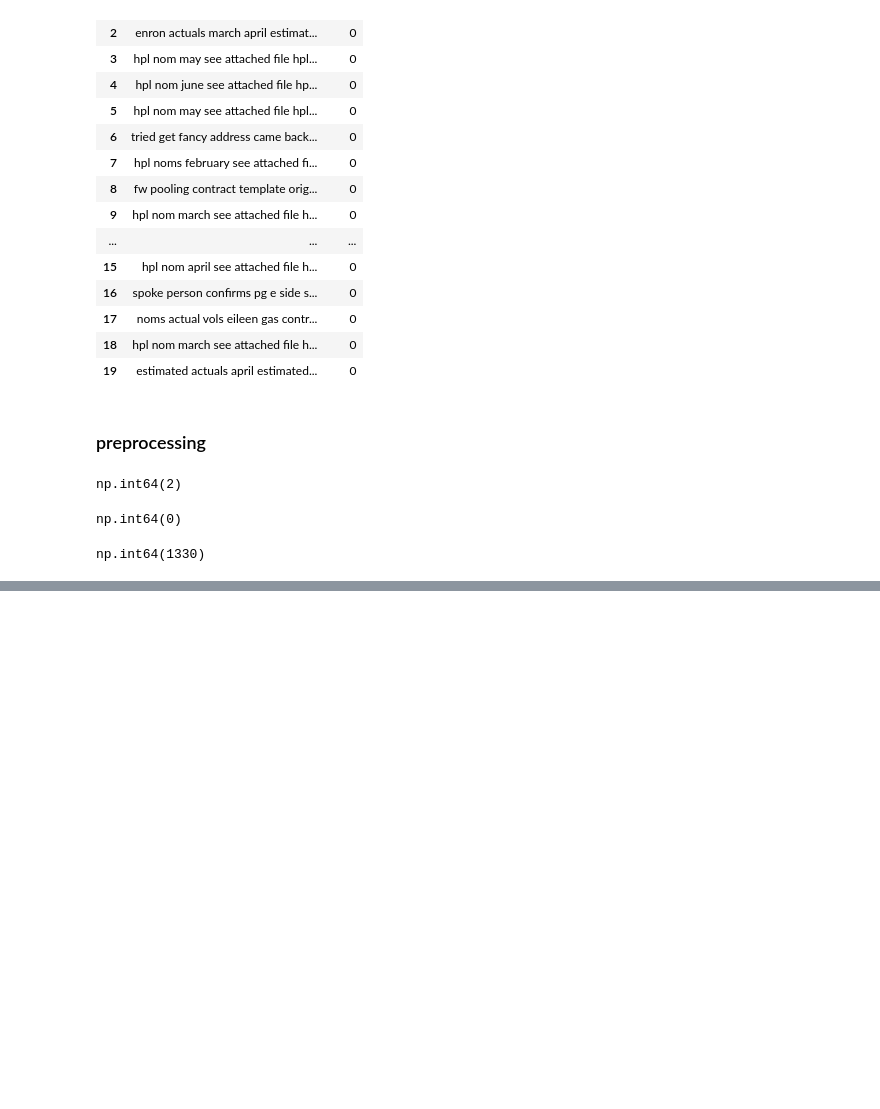
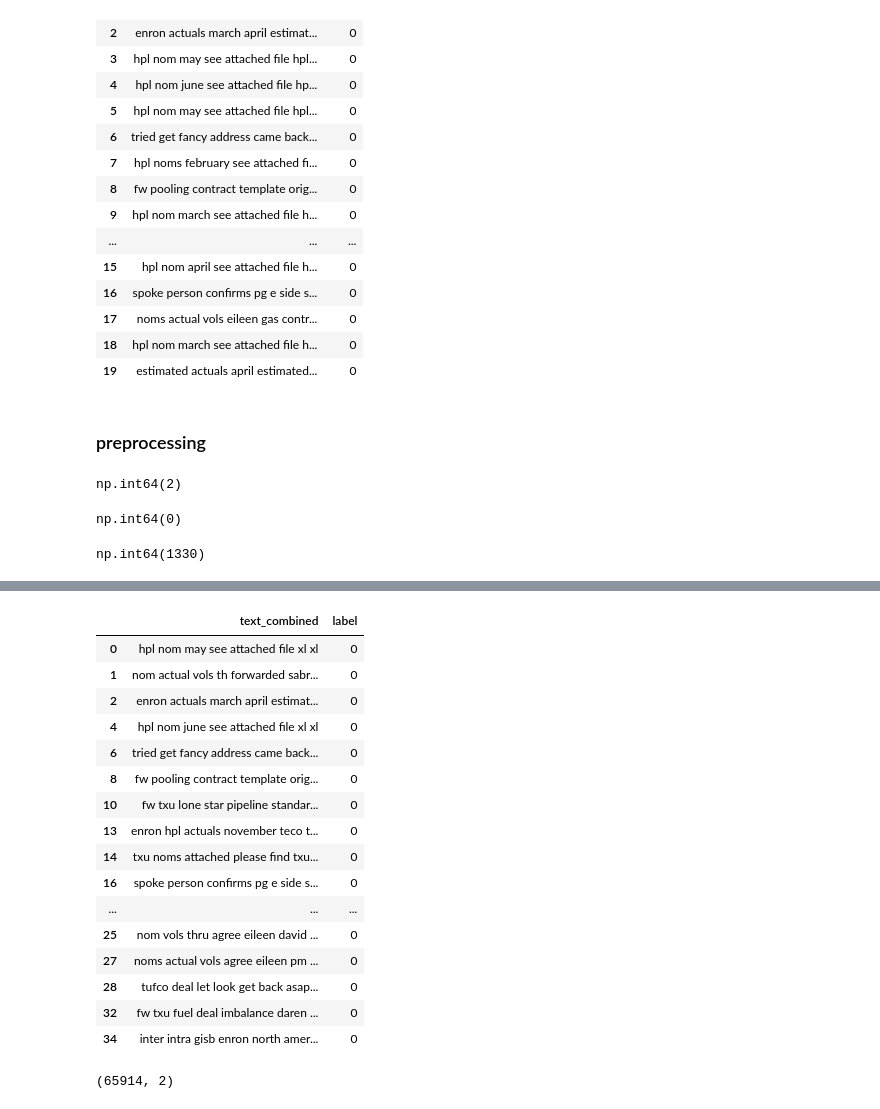
Before and after one commit to mohnfeld/spam_detector, a Jupyter notebook: eda.ipynb, the cells around one changed output, grey strips where cells are left out. Cells and saved outputs as stored; diff of their text form; code cells hidden in the pictures; blank space fills up the shorter version.

```diff
--- a/eda.ipynb
+++ b/eda.ipynb
@@ -235,3 +317,42 @@ df.head(20)
+# %%
+#removing too few words
+from collections import Counter
+word_counts = Counter()
+for text in df['text_combined']:
+    word_counts.update(text.split())
+
+# Step 2: Remove words with a frequency of one
+words_to_remove = {word for word, count in word_counts.items() if count <=20}
+
+# Step 3: Reconstruct the text without the rare words
+def remove_rare_words(text, words_to_remove):
+    return ' '.join([word for word in text.split() if word not in words_to_remove])
+
+df['text_combined'] = df['text_combined'].apply(lambda text: remove_rare_words(text, words_to_remove))
+# %%
+df.head(20)
+# %% [output]
+|  | text_combined | label |
+| 0 | hpl nom may see attached file xl xl | 0 |
+| 1 | nom actual vols th forwarded sabr... | 0 |
+| 2 | enron actuals march april estimat... | 0 |
+| 4 | hpl nom june see attached file xl xl | 0 |
+| 6 | tried get fancy address came back... | 0 |
+| 8 | fw pooling contract template orig... | 0 |
+| 10 | fw txu lone star pipeline standar... | 0 |
+| 13 | enron hpl actuals november teco t... | 0 |
+| 14 | txu noms attached please find txu... | 0 |
+| 16 | spoke person confirms pg e side s... | 0 |
+| ... | ... | ... |
+| 25 | nom vols thru agree eileen david ... | 0 |
+| 27 | noms actual vols agree eileen pm ... | 0 |
+| 28 | tufco deal let look get back asap... | 0 |
+| 32 | fw txu fuel deal imbalance daren ... | 0 |
+| 34 | inter intra gisb enron north amer... | 0 |
+# %%
+df.shape
+# %% [output]
+(65914, 2)
 # %%
 from sklearn.model_selection import train_test_split
 
```
Also changed, not shown: parts of 7 cells of this notebook.
